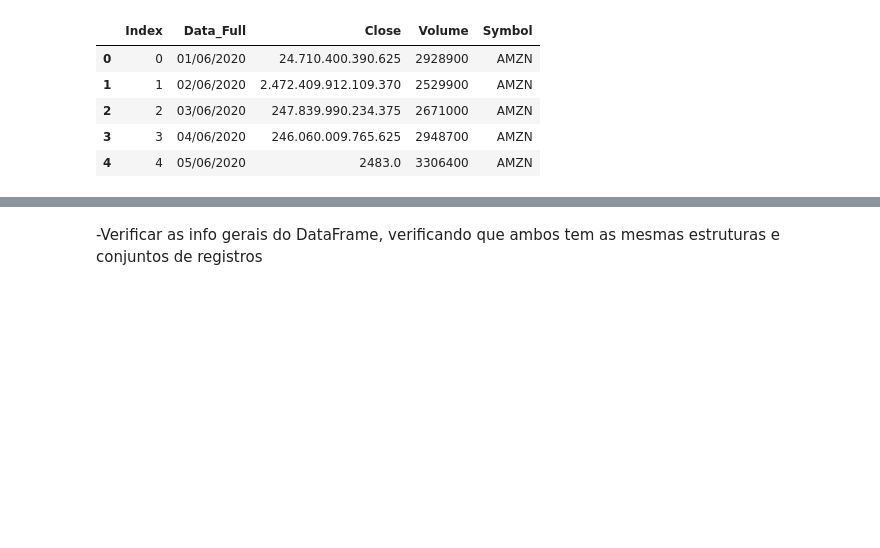
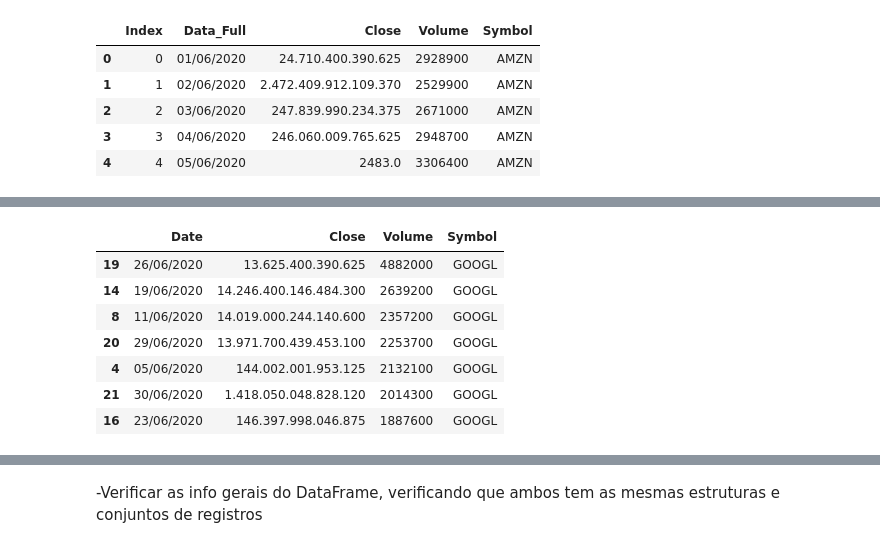
Before and after one commit to jrjosias2/PythonScripts, a Jupyter notebook: Cloud_Academy/Data_wrangling/data_wrangling.ipynb, the cells around one changed output, grey strips where cells are left out. Cells and saved outputs as stored; diff of their text form; code cells hidden in the pictures; blank space fills up the shorter version.

```diff
--- a/Cloud_Academy/Data_wrangling/data_wrangling.ipynb
+++ b/Cloud_Academy/Data_wrangling/data_wrangling.ipynb
@@ -47,0 +59,11 @@ amzn.nlargest(10, columns='Volume').tail(3)
+# %%
+googl.nlargest(7, columns='Volume')
+# %% [output]
+|  | Date | Close | Volume | Symbol |
+| 19 | 26/06/2020 | 13.625.400.390.625 | 4882000 | GOOGL |
+| 14 | 19/06/2020 | 14.246.400.146.484.300 | 2639200 | GOOGL |
+| 8 | 11/06/2020 | 14.019.000.244.140.600 | 2357200 | GOOGL |
+| 20 | 29/06/2020 | 13.971.700.439.453.100 | 2253700 | GOOGL |
+| 4 | 05/06/2020 | 144.002.001.953.125 | 2132100 | GOOGL |
+| 21 | 30/06/2020 | 1.418.050.048.828.120 | 2014300 | GOOGL |
+| 16 | 23/06/2020 | 146.397.998.046.875 | 1887600 | GOOGL |
```
Also changed, not shown: parts of 39 cells of this notebook.
